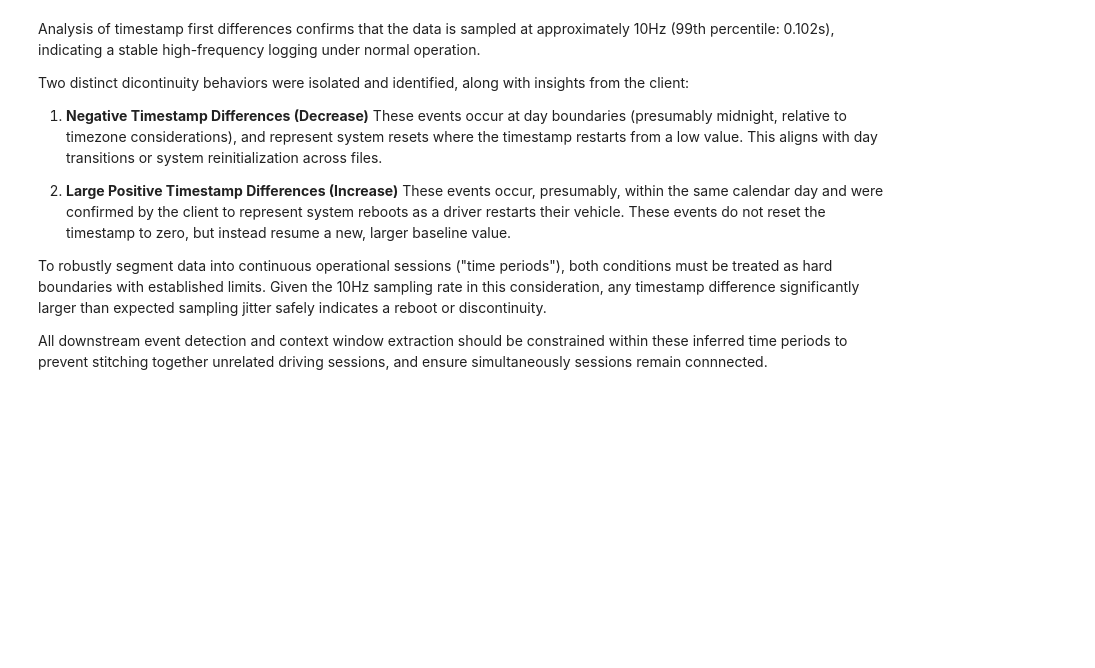
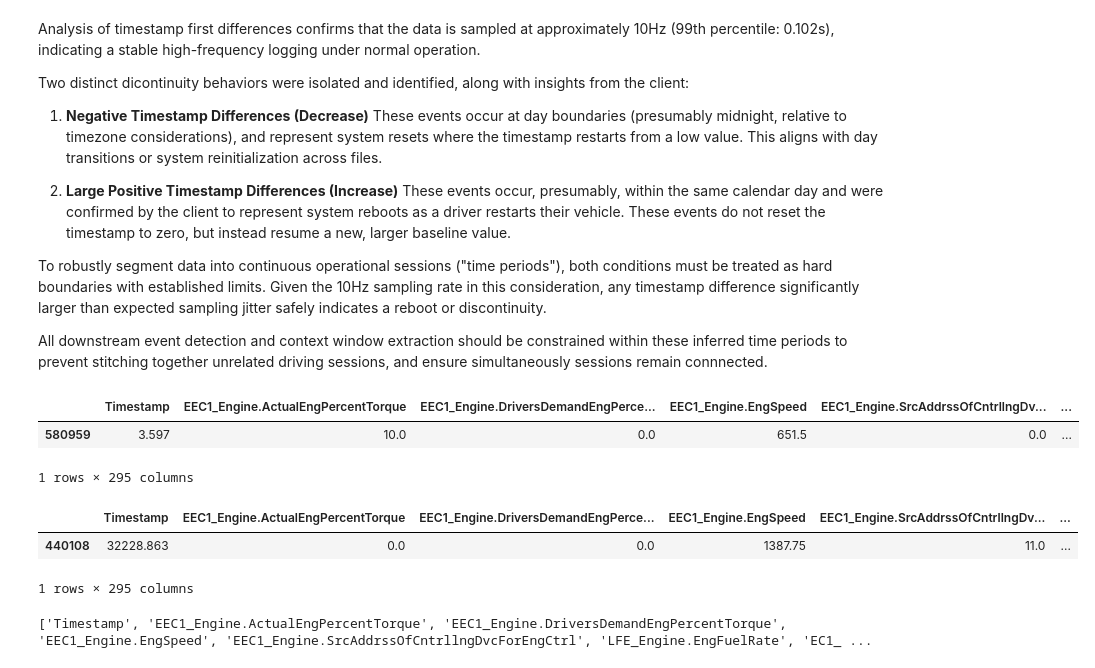
Before and after one commit to shaoyinz/Traxen_Driver_Override, a Jupyter notebook: jupyter_notebooks/override.ipynb, the cells around one changed output. Saved outputs shown, nothing was run; the diff lists cells and outputs as text; code cells hidden in the pictures; blank space fills up the shorter version.

Commit message:
More timestamp EDA.

```diff
--- a/jupyter_notebooks/override.ipynb
+++ b/jupyter_notebooks/override.ipynb
@@ -168,3 +168,30 @@ These events occur, presumably, within the same calendar day and were confirmed
 To robustly segment data into continuous operational sessions ("time periods"), both conditions must be treated as hard boundaries with established limits. Given the 10Hz sampling rate in this consideration, any timestamp difference significantly larger than expected sampling jitter safely indicates a reboot or discontinuity.
 
 All downstream event detection and context window extraction should be constrained within these inferred time periods to prevent stitching together unrelated driving sessions, and ensure simultaneously sessions remain connnected.
+# %%
+# pull idx around each timestamp reset and gap
+reset_idx = df['Timestamp'].diff().lt(0)
+gap_idx = df['Timestamp'].diff().gt(60)
+
+reset_samples = df.loc[reset_idx]
+gap_samples = df.loc[gap_idx]
+# %%
+reset_samples
+# %% [output]
+|  | Timestamp | EEC1_Engine.ActualEngPercentTorque | EEC1_Engine.DriversDemandEngPerce... | EEC1_Engine.EngSpeed | EEC1_Engine.SrcAddrssOfCntrllngDv... | ... |
+| 580959 | 3.597 | 10.0 | 0.0 | 651.5 | 0.0 | ... |
+1 rows × 295 columns
+# %%
+gap_samples
+# %% [output]
+|  | Timestamp | EEC1_Engine.ActualEngPercentTorque | EEC1_Engine.DriversDemandEngPerce... | EEC1_Engine.EngSpeed | EEC1_Engine.SrcAddrssOfCntrllngDv... | ... |
+| 440108 | 32228.863 | 0.0 | 0.0 | 1387.75 | 11.0 | ... |
+1 rows × 295 columns
+# %%
+# print all columns
+print(df.columns.tolist())
+
+# 'VP_RP_80.Latitude'
+# 'VP_RP_80.Longitude'
+# %% [output]
+['Timestamp', 'EEC1_Engine.ActualEngPercentTorque', 'EEC1_Engine.DriversDemandEngPercentTorque', 'EEC1_Engine.EngSpeed', 'EEC1_Engine.SrcAddrssOfCntrllngDvcForEngCtrl', 'LFE_Engine.EngFuelRate', 'EC1_ ...
```
